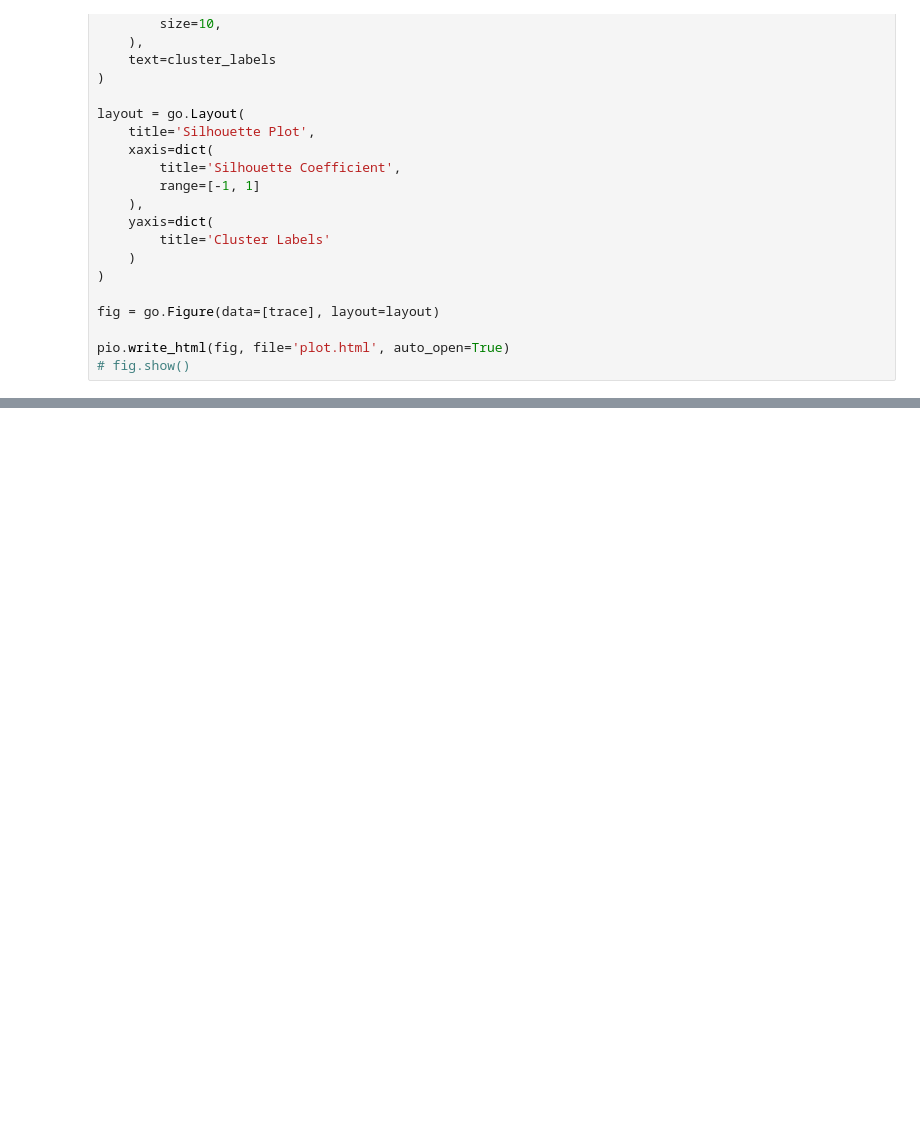
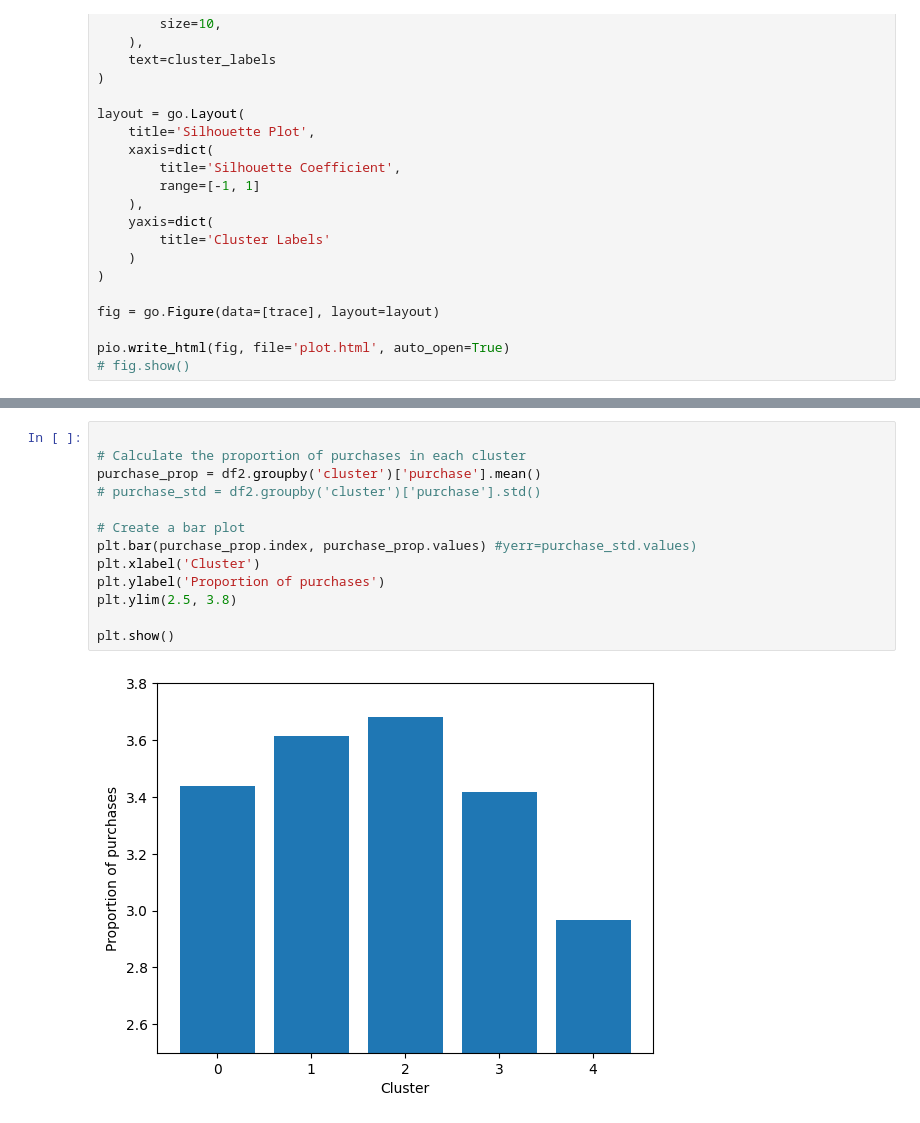
Before and after one commit to data-IA-2022/Olist_Cl-mentine_Manuel_Fengfeng, a Jupyter notebook: data analysis.ipynb, the cells around one changed output, grey strips where cells are left out. Drawn from its saved outputs; the diff is of its cells as text; blank space fills up the shorter version.

```diff
--- a/data analysis.ipynb
+++ b/data analysis.ipynb
@@ -381,0 +402,15 @@ pio.write_html(fig, file='plot.html', auto_open=True)
+# %%
+
+# Calculate the proportion of purchases in each cluster
+purchase_prop = df2.groupby('cluster')['purchase'].mean()
+# purchase_std = df2.groupby('cluster')['purchase'].std()
+
+# Create a bar plot
+plt.bar(purchase_prop.index, purchase_prop.values) #yerr=purchase_std.values)
+plt.xlabel('Cluster')
+plt.ylabel('Proportion of purchases')
+plt.ylim(2.5, 3.8)
+
+plt.show()
+# %% [output]
+[figure, added]
```
Also changed, not shown: parts of 7 cells of this notebook.
